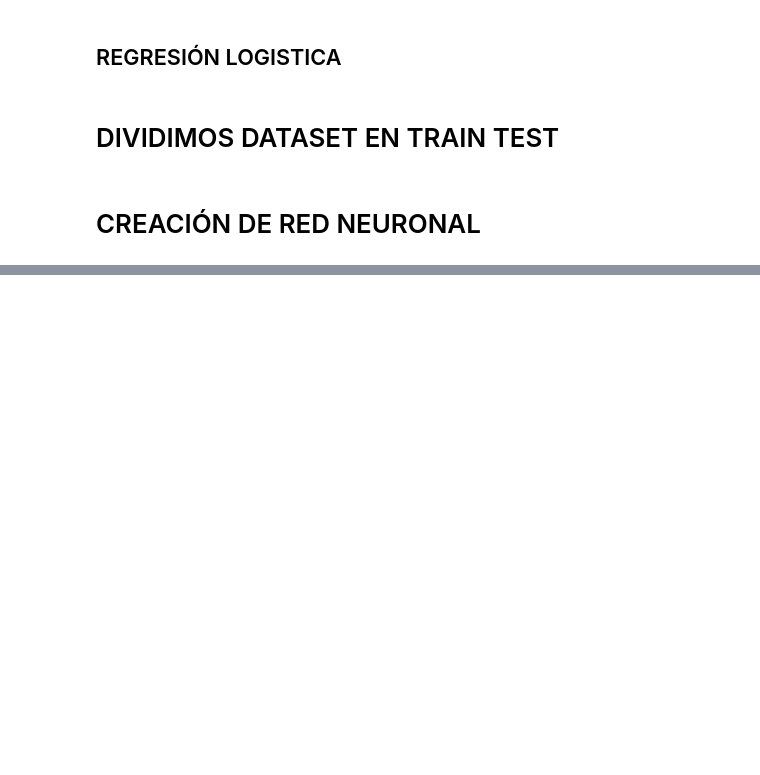
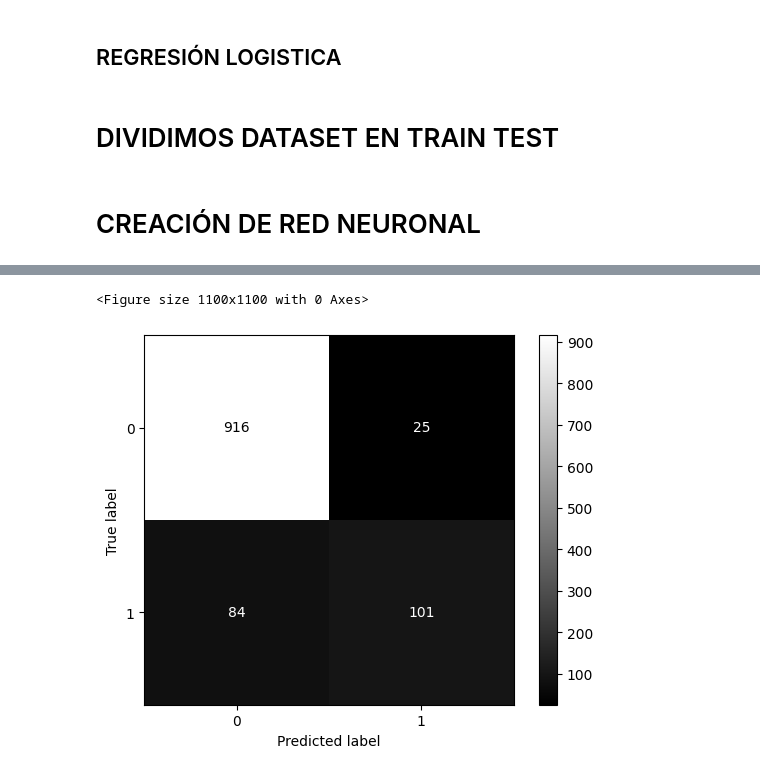
Before and after one commit to 12aptor/data-science-g4, a Jupyter notebook: dia2/ejercicio_ecomdata.ipynb, the cells around one changed output, grey strips where cells are left out. Saved outputs shown, nothing was run; the diff lists cells and outputs as text; code cells hidden in the pictures; blank space fills up the shorter version.

```diff
--- a/dia2/ejercicio_ecomdata.ipynb
+++ b/dia2/ejercicio_ecomdata.ipynb
@@ -141,3 +141,23 @@ X_train = scaler.fit_transform(X_train)
 X_test = scaler.transform(X_test)
 # %% [markdown]
 # CREACIÓN DE RED NEURONAL
+# %%
+import tensorflow as tf
+from tensorflow import keras
+from tensorflow.keras.models import Sequential
+from tensorflow.keras.layers import Dense
+from tensorflow.keras.layers import Dropout
+
+red = Sequential()
+entrada = Dense(units=17,activation='relu')
+oculta1 = Dense(units=500,activation='relu')
+oculta2 = Dense(units=500,activation='relu')
+salida = Dense(units=1,activation='sigmoid')
+
+red.add(entrada)
+red.add(oculta1)
+red.add(Dropout(0.5))
+red.add(oculta2)
+red.add(salida)
+
+red
@@ -143,0 +166,9 @@ X_test = scaler.transform(X_test)
+# %%
+red.compile(
+    #optimizer= tf.keras.optimizers.RMSprop(learning_rate=0.0001),
+    optimizer='adam',
+    loss = 'binary_crossentropy',
+    metrics = ['accuracy']
+)
+# %%
+model1 = red.fit(X_train,y_train,epochs=3,batch_size=128,validation_data=(X_test,y_test),verbose=1)
@@ -143,0 +182,8 @@ X_test = scaler.transform(X_test)
+# %%
+from sklearn.metrics import accuracy_score,confusion_matrix,ConfusionMatrixDisplay
+
+y_pred = red.predict(X_test)
+y_pred = np.round(y_pred)
+
+score = accuracy_score(y_test,y_pred)
+print(f'el accuracy es {score}')
@@ -143,0 +193,10 @@ X_test = scaler.transform(X_test)
+# %%
+matrix = confusion_matrix(y_test,y_pred)
+fig = plt.figure(figsize=(11,11))
+cm = matrix
+disp = ConfusionMatrixDisplay(confusion_matrix=cm)
+disp.plot(cmap='gray')
+plt.show()
+# %% [output]
+<Figure size 1100x1100 with 0 Axes>
+[figure, added]
```
Also changed, not shown: parts of 6 cells of this notebook.
